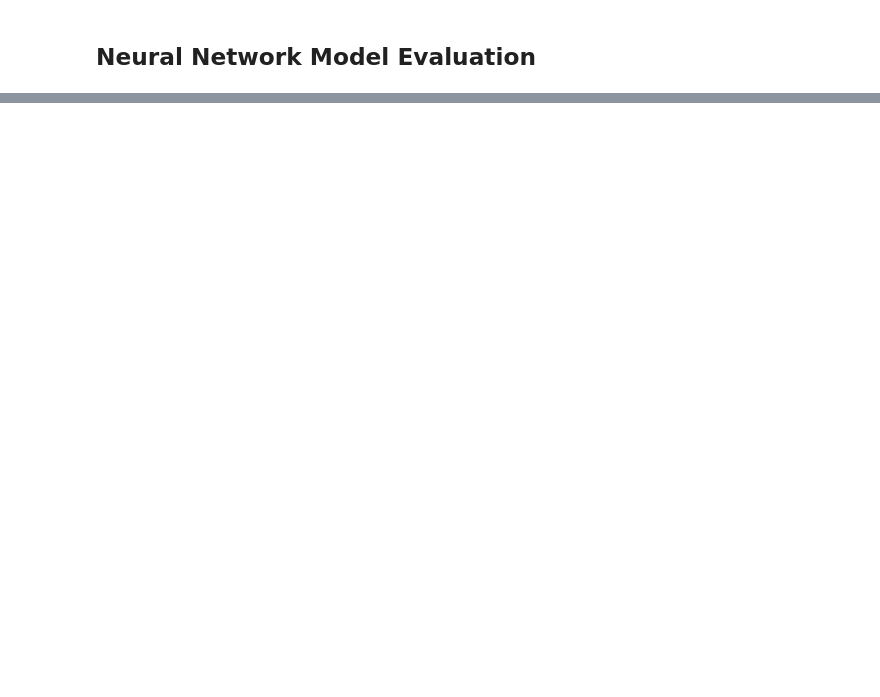
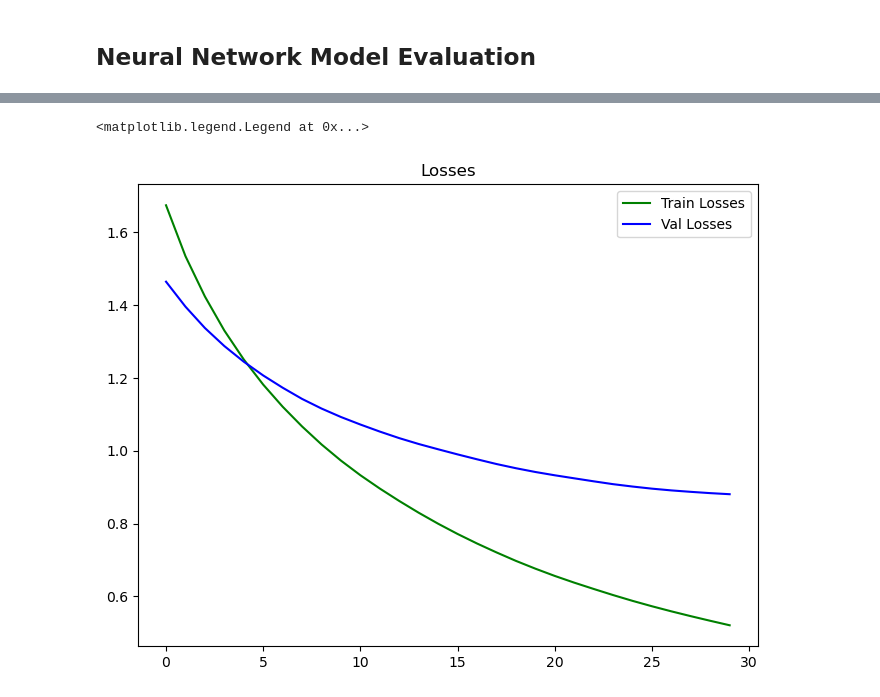
Before and after one commit to ChronoQuest/ChronoQuest1, a Jupyter notebook: Assets/Scripts/Final Boss ML/neural_model_evaluation.ipynb, the cells around one changed output, grey strips where cells are left out. Saved outputs shown, nothing was run; the diff lists cells and outputs as text; code cells hidden in the pictures; blank space fills up the shorter version.

Commit message:
cross validation, final model & loss curves

```diff
--- a/Assets/Scripts/Final Boss ML/neural_model_evaluation.ipynb
+++ b/Assets/Scripts/Final Boss ML/neural_model_evaluation.ipynb
@@ -4,7 +4,19 @@
 import json
 import numpy as np
 import matplotlib.pyplot as plt
+from matplotlib.patches import Path
 from pathlib import Path
+from sklearn.model_selection import KFold
+from sklearn.model_selection import (
+    GroupKFold,
+    GroupShuffleSplit,
+    KFold,
+    ShuffleSplit,
+    StratifiedGroupKFold,
+    StratifiedKFold,
+    StratifiedShuffleSplit,
+    TimeSeriesSplit
+)
 
 # loading epochs experiment results
 with open("results/epochs_experiment/epoch_results.json") as f:
@@ -13,10 +25,20 @@ with open("results/epochs_experiment/epoch_results.json") as f:
 train_accs = epoch_data["train_acc"]
 test_accs = epoch_data["test_acc"]
 val_accs = epoch_data["val_acc"]
+train_losses = epoch_data["train_loss"]
+val_losses = epoch_data["val_loss"]
 
 # loading batch size experiment results
 with open("results/batch_experiment/batch_results.json") as f:
     batch_data = json.load(f)
+
+# loading cross-validation folds
+with open("results/folds_experiment/folds_results.json") as f:
+    folds_data = json.load(f)
+
+fold_accuracies = folds_data["fold_acc"]
+mean_acc = folds_data["mean_acc"]
+std_acc = folds_data["std_acc"]
 # %%
 # --- epochs experimentation figure ---
 plt.figure(figsize=(8, 7))
@@ -34,3 +56,22 @@ plt.show()
+# %%
+# --- loss vs accuracy curves ---
+# accuracy
+''' plt.figure(figsize=(15, 6))
+plt.subplot(1, 2, 1)
+plt.plot(train_accs, label="Train Accuracy", color="green")
+plt.plot(val_accs, label="Val Accuracy", color="blue")
+plt.title("Accuracy")
+plt.legend() '''
+
+# loss
+plt.figure(figsize=(8,6))
+plt.plot(train_losses, label="Train Losses", color="green")
+plt.plot(val_losses, label="Val Losses", color="blue")
+plt.title("Losses")
+plt.legend()
+# %% [output]
+<matplotlib.legend.Legend at 0x...>
+[figure, added]
 # %%
 # --- batch size experimentation figure ---
 batch_sizes = []
```
Also changed, not shown: parts of 3 cells of this notebook, 1 other file.
